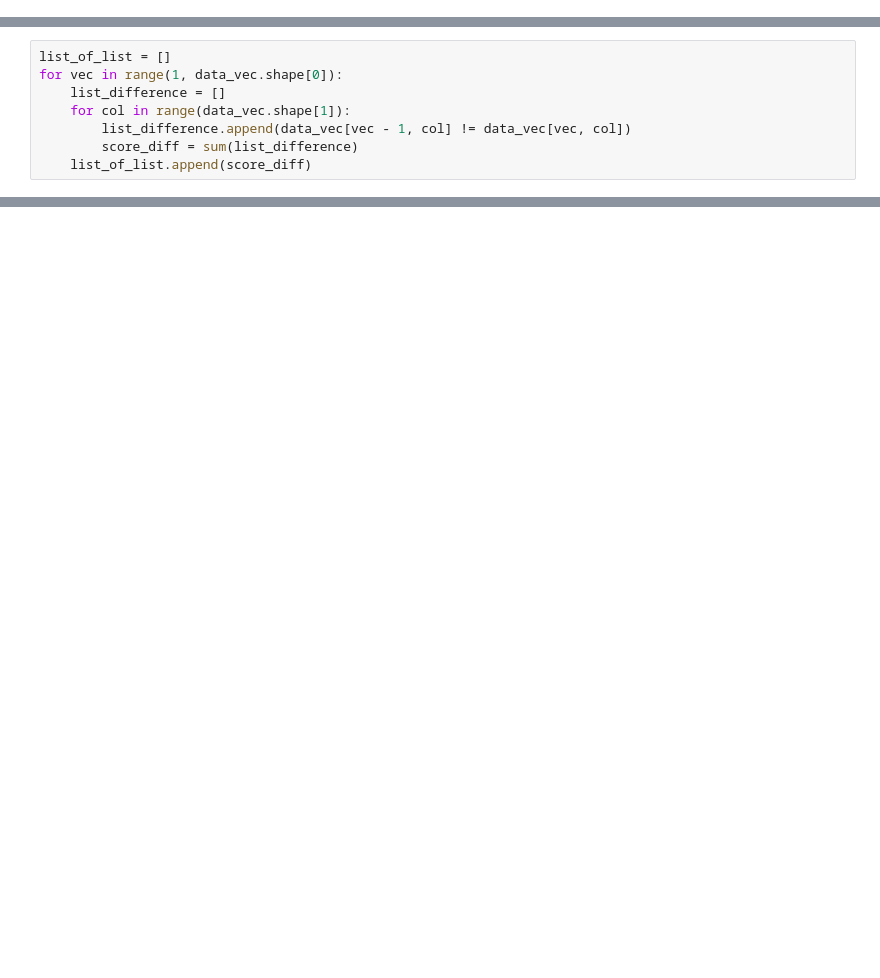
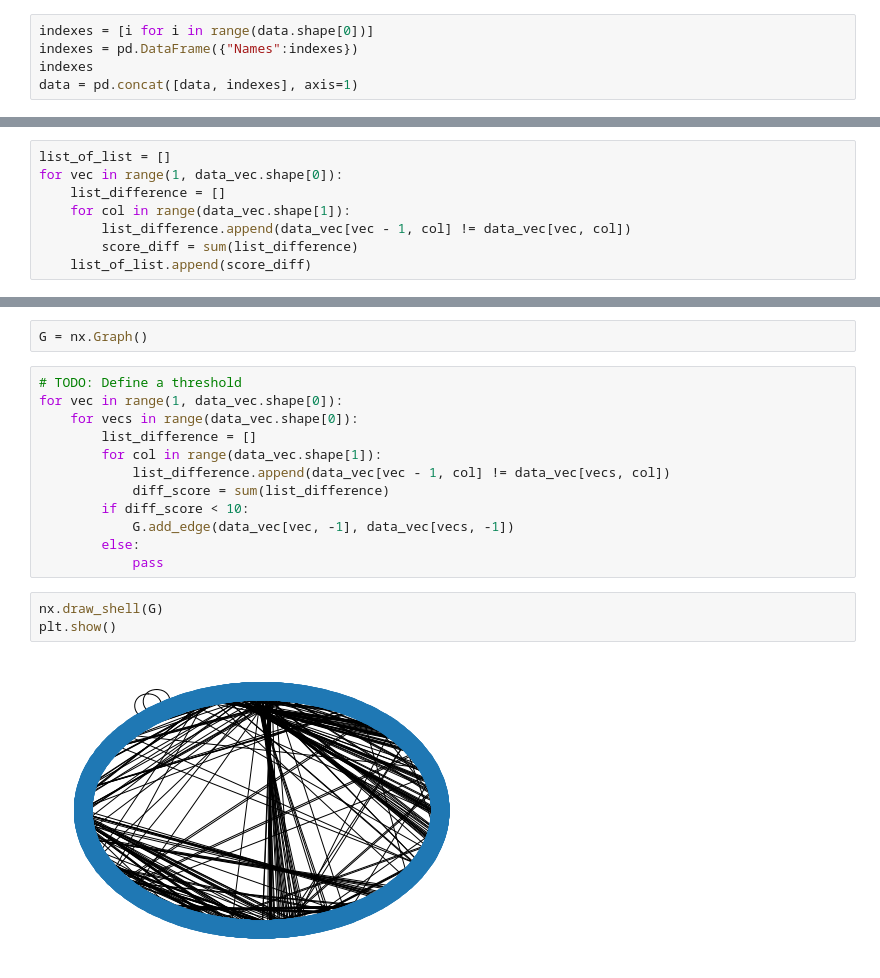
Before and after one commit to Cyrlyo/Alcohol_Students, a Jupyter notebook: StudentAlcool.ipynb, the cells around one changed output, grey strips where cells are left out. Cells and saved outputs as stored; diff of their text form; blank space fills up the shorter version.

Commit message:
add labels and first graph

```diff
--- a/StudentAlcool.ipynb
+++ b/StudentAlcool.ipynb
@@ -7,6 +9,11 @@ data = pd.read_csv("./Data/student_all.csv")
 data.drop(columns='Unnamed: 0', inplace=True)
 # %%
 data['alc'] = data['Dalc'] + data['Walc']
+# %%
+indexes = [i for i in range(data.shape[0])]
+indexes = pd.DataFrame({"Names":indexes})
+indexes
+data = pd.concat([data, indexes], axis=1)
 # %%
 data["guardian"][data["guardian"] == "father"] = "parent"
 data["guardian"][data["guardian"] == "mother"] = "parent"
@@ -162,0 +133,19 @@ pas d'arrete entr
+# %%
+G = nx.Graph()
+# %%
+# TODO: Define a threshold
+for vec in range(1, data_vec.shape[0]):
+    for vecs in range(data_vec.shape[0]):
+        list_difference = []
+        for col in range(data_vec.shape[1]):
+            list_difference.append(data_vec[vec - 1, col] != data_vec[vecs, col])
+            diff_score = sum(list_difference)
+        if diff_score < 10:
+            G.add_edge(data_vec[vec, -1], data_vec[vecs, -1])
+        else:
+            pass
+# %%
+nx.draw_shell(G)
+plt.show()
+# %% [output]
+[figure, added]
```
Also changed, not shown: parts of 9 cells of this notebook.
